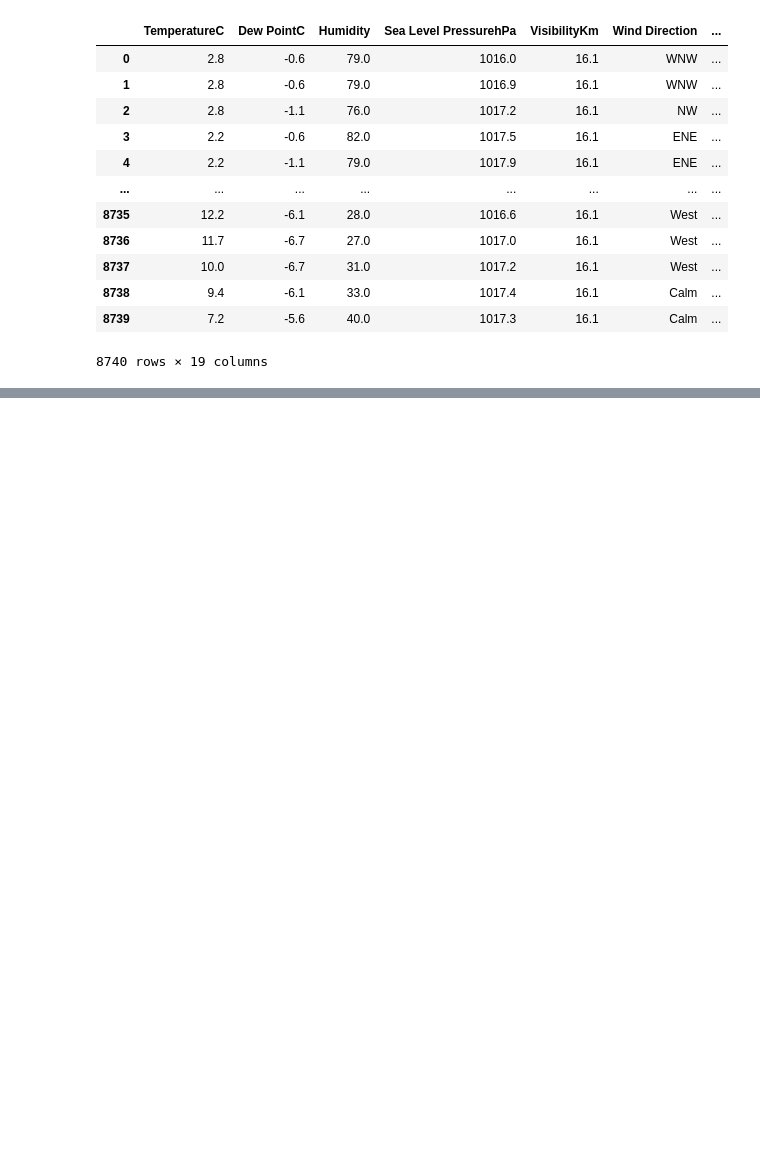
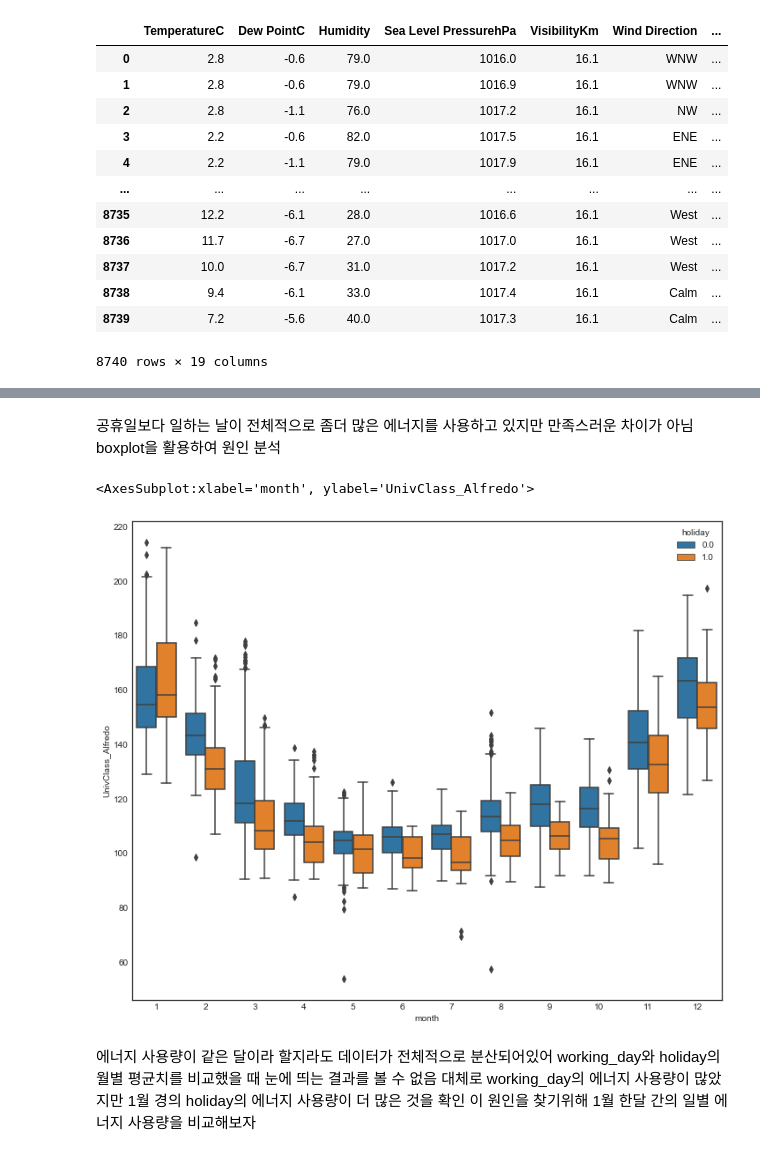
Before and after one commit to robert-min/study, a Jupyter notebook: hanyang_ml/question2/question2.ipynb, the cells around one changed output, grey strips where cells are left out. Cells and saved outputs as stored; diff of their text form; code cells hidden in the pictures; blank space fills up the shorter version.

```diff
--- a/hanyang_ml/question2/question2.ipynb
+++ b/hanyang_ml/question2/question2.ipynb
@@ -268,0 +304,3 @@ df
+# %%
+df = df.astype({"date": "str"})
+df.info()
@@ -268,0 +438,13 @@ df
+# %% [markdown]
+공휴일보다 일하는 날이 전체적으로 좀더 많은 에너지를 사용하고 있지만 만족스러운 차이가 아님
+boxplot을 활용하여 원인 분석
+# %%
+plt.figure(figsize=(12, 10))
+sns.boxplot(data=df, x="month", y="UnivClass_Alfredo", hue="holiday")
+# %% [output]
+<AxesSubplot:xlabel='month', ylabel='UnivClass_Alfredo'>
+[figure, added]
+# %% [markdown]
+에너지 사용량이 같은 달이라 할지라도 데이터가 전체적으로 분산되어있어 working_day와 holiday의 월별 평균치를 비교했을 때 눈에 띄는 결과를 볼 수 없음
+대체로 working_day의 에너지 사용량이 많았지만 1월 경의 holiday의 에너지 사용량이 더 많은 것을 확인
+이 원인을 찾기위해 1월 한달 간의 일별 에너지 사용량을 비교해보자
```
Also changed, not shown: parts of 26 cells of this notebook.
